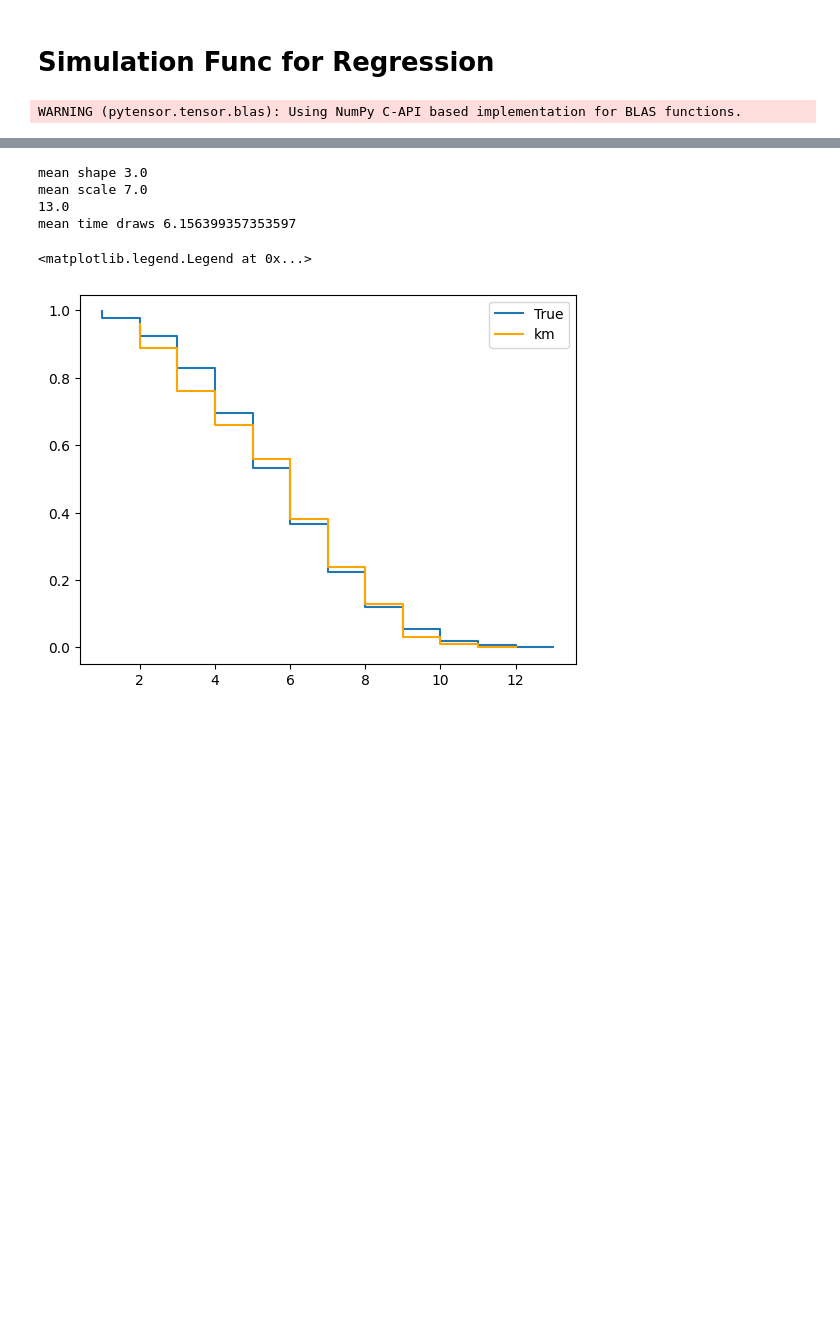
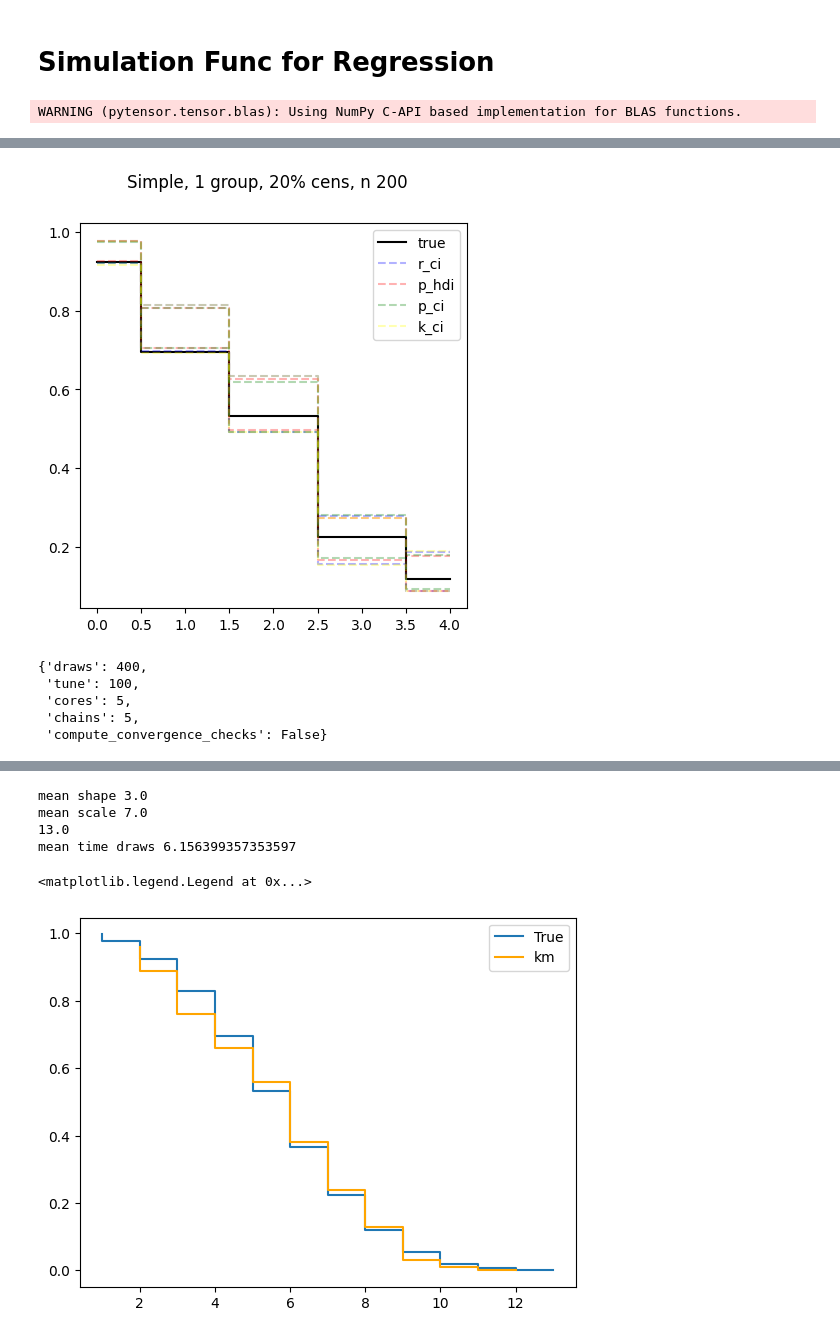
Before and after one commit to CDCgov/BART-Survival, a Jupyter notebook: notebook/functions1_1.ipynb, the cells around one changed output, grey strips where cells are left out. Saved outputs shown, nothing was run; the diff lists cells and outputs as text; code cells hidden in the pictures; blank space fills up the shorter version.

```diff
--- a/notebook/functions1_1.ipynb
+++ b/notebook/functions1_1.ipynb
@@ -30,0 +127,10 @@ importlib.reload(sim)
+# %%
+seeds, cens, k, p, r, fig = si.iter_simulation_1s(
+	iters = 2,
+	n = 200,
+	seed_addl = 99,
+	scenario = cn.simple_1_1,
+	SPLIT_RULES = prm.SPLIT_RULES1,
+	model_dict = prm.MODEL_DICT1,
+	sampler_dict = prm.SAMPLER_DICT1
+)
@@ -30,0 +212,15 @@ importlib.reload(sim)
+# %%
+# seeds, cens, k, p, r, fig
+# fig
+fig
+# %% [output]
+[figure, added]
+# %%
+importlib.reload(prm)
+prm.SAMPLER_DICT2
+# %% [output]
+{'draws': 400,
+ 'tune': 100,
+ 'cores': 5,
+ 'chains': 5,
+ 'compute_convergence_checks': False}
```
Also changed, not shown: parts of 12 cells of this notebook, 12 other files.
